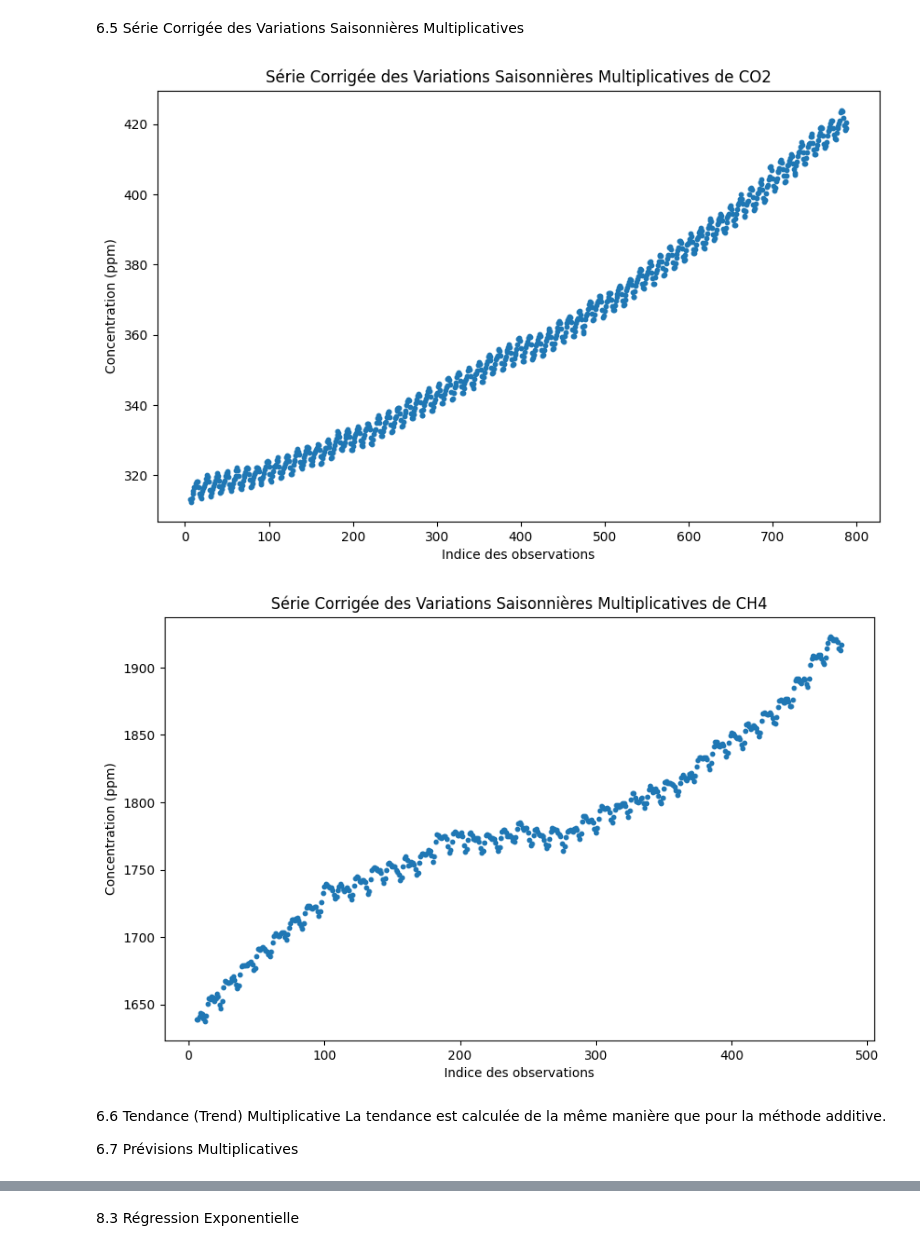
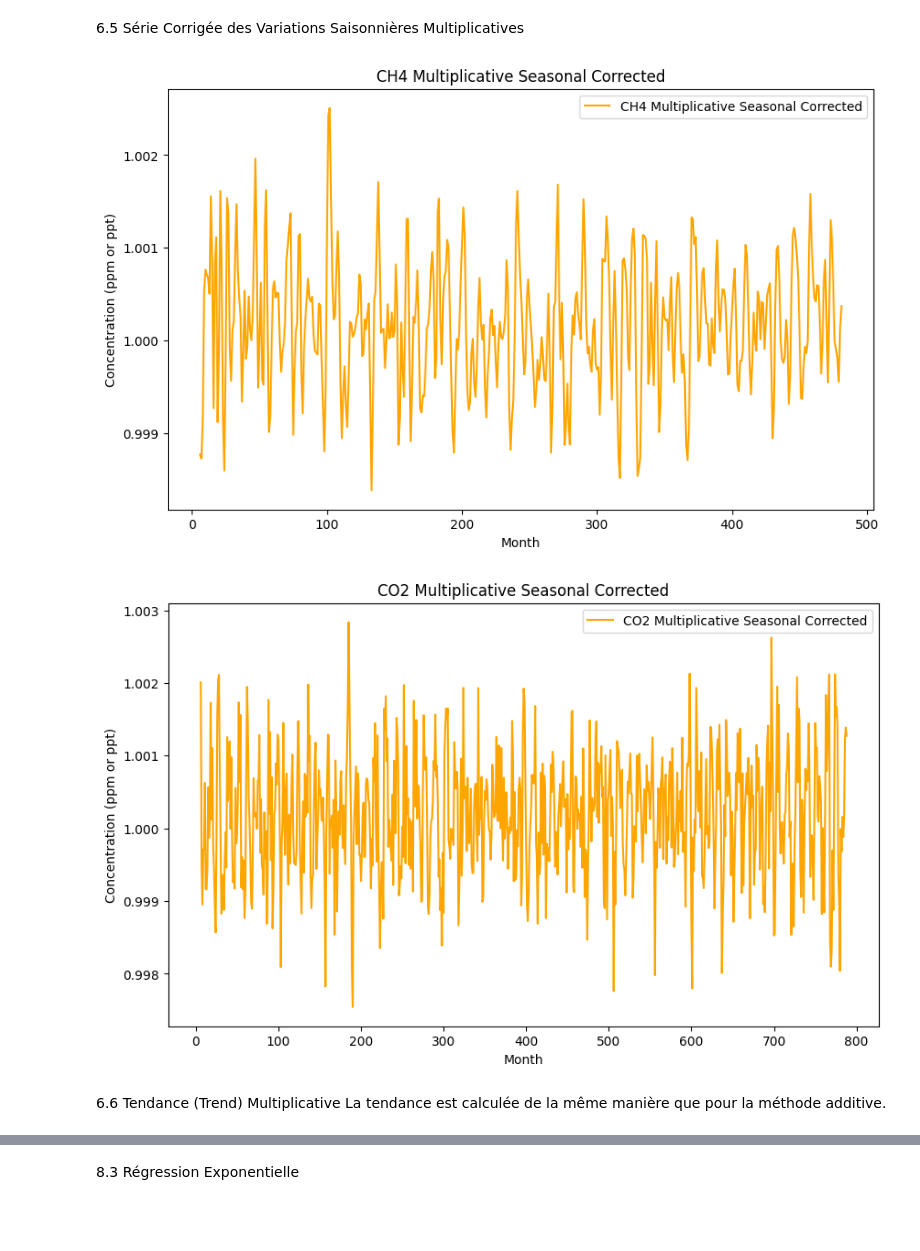
Before and after one commit to yorel-D/2STAT, a Jupyter notebook: 2STAT.ipynb, the cells around one changed output, grey strips where cells are left out. Saved outputs shown, nothing was run; the diff lists cells and outputs as text; code cells hidden in the pictures; blank space fills up the shorter version.

```diff
--- a/2STAT.ipynb
+++ b/2STAT.ipynb
@@ -294,0 +345,6 @@ La série lissée est calculée de la même manière que précédemment.
+# %%
+def calculate_multiplicative_moving_average(data, window_size=12):
+    return data['average'].rolling(window=window_size, center=True).mean()
+
+ch4_data['multiplicative_moving_average'] = calculate_multiplicative_moving_average(ch4_data)
+co2_data['multiplicative_moving_average'] = calculate_multiplicative_moving_average(co2_data)
@@ -311,11 +411,12 @@ python
 # %%
-def corrected_coefficients_mult(monthly_coeffs):
-    mean_coeff = monthly_coeffs.mean()
-    return monthly_coeffs / mean_coeff
+def calculate_multiplicative_corrected_coefficients(monthly_coefficients):
+    overall_average = monthly_coefficients.mean()
+    corrected_coefficients = monthly_coefficients / overall_average
+    return corrected_coefficients
 
-co2_corrected_coeffs_mult = corrected_coefficients_mult(co2_monthly_coeffs)
-ch4_corrected_coeffs_mult = corrected_coefficients_mult(ch4_monthly_coeffs)
+ch4_multiplicative_corrected_coefficients = calculate_multiplicative_corrected_coefficients(ch4_multiplicative_seasonal_coefficients)
+co2_multiplicative_corrected_coefficients = calculate_multiplicative_corrected_coefficients(co2_multiplicative_seasonal_coefficients)
 
-print("CO2 Corrected Coefficients Multiplicatifs:", co2_corrected_coeffs_mult, "\n")
-print("CH4 Corrected Coefficients Multiplicatifs:", ch4_corrected_coeffs_mult, "\n")
+print("CH4 Multiplicative Corrected Coefficients:", ch4_multiplicative_corrected_coefficients)
+print("CO2 Multiplicative Corrected Coefficients:", co2_multiplicative_corrected_coefficients)
 # %% [output]
@@ -329,21 +440,27 @@ Name: seasonal, dtype: float64
 # %% [markdown]
 6.5 Série Corrigée des Variations Saisonnières Multiplicatives
 # %%
-def seasonally_adjusted_series_mult(data, corrected_coeffs):
-    data['seasonally_adjusted_mult'] = data.apply(lambda row: row['average'] / corrected_coeffs[row['month_num']], axis=1)
+def correct_multiplicative_seasonal_variation(data, corrected_coefficients):
+    data['multiplicative_seasonal_corrected'] = data['multiplicative_seasonal_removed'] / data.index.map(lambda x: corrected_coefficients[x % 12])
     return data
 
-co2_data = seasonally_adjusted_series_mult(co2_data, co2_corrected_coeffs_mult)
-ch4_data = seasonally_adjusted_series_mult(ch4_data, ch4_corrected_coeffs_mult)
+ch4_data = correct_multiplicative_seasonal_variation(ch4_data, ch4_multiplicative_corrected_coefficients)
+co2_data = correct_multiplicative_seasonal_variation(co2_data, co2_multiplicative_corrected_coefficients)
 
-# Tracé des séries corrigées multiplicatives
-plot_data(co2_data.dropna(), 'Série Corrigée des Variations Saisonnières Multiplicatives de CO2', 'Concentration (ppm)')
-plot_data(ch4_data.dropna(), 'Série Corrigée des Variations Saisonnières Multiplicatives de CH4', 'Concentration (ppm)')
+def plot_multiplicative_seasonal_corrected(data, gas_name):
+    plt.figure(figsize=(10, 6))
+    plt.plot(data.index, data['multiplicative_seasonal_corrected'], color='orange', label=f'{gas_name} Multiplicative Seasonal Corrected')
+    plt.title(f'{gas_name} Multiplicative Seasonal Corrected')
+    plt.xlabel('Month')
+    plt.ylabel('Concentration (ppm or ppt)')
+    plt.legend()
+    plt.show()
+
+plot_multiplicative_seasonal_corrected(ch4_data, 'CH4')
+plot_multiplicative_seasonal_corrected(co2_data, 'CO2')
 # %% [output]
-[figure, old version]
+[figure, new version]
-[figure, old version]
+[figure, new version]
 # %% [markdown]
 6.6 Tendance (Trend) Multiplicative
 La tendance est calculée de la même manière que pour la méthode additive.
-
-6.7 Prévisions Multiplicatives
```
Also changed, not shown: parts of 32 cells of this notebook.
